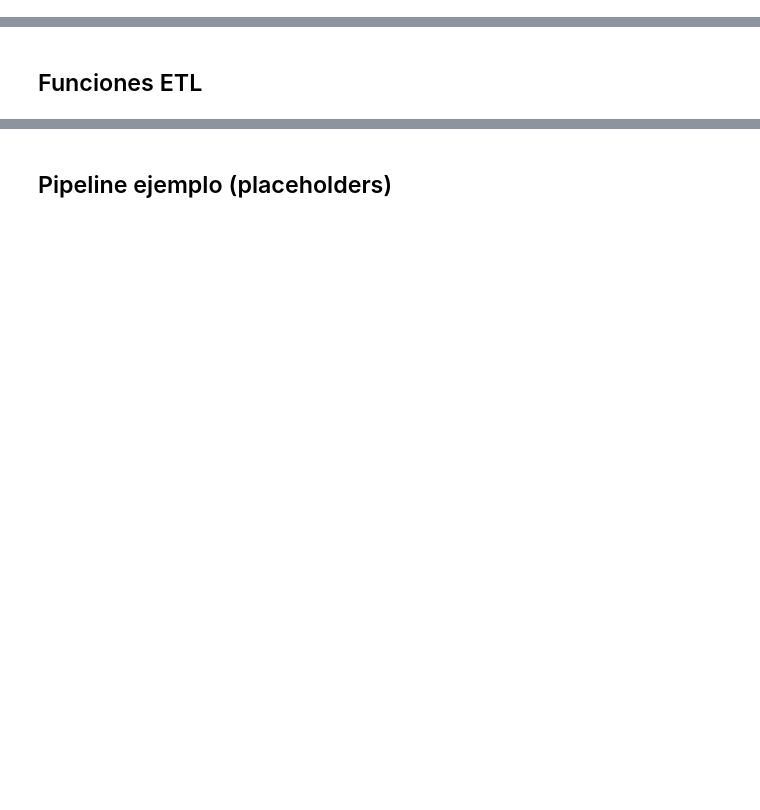
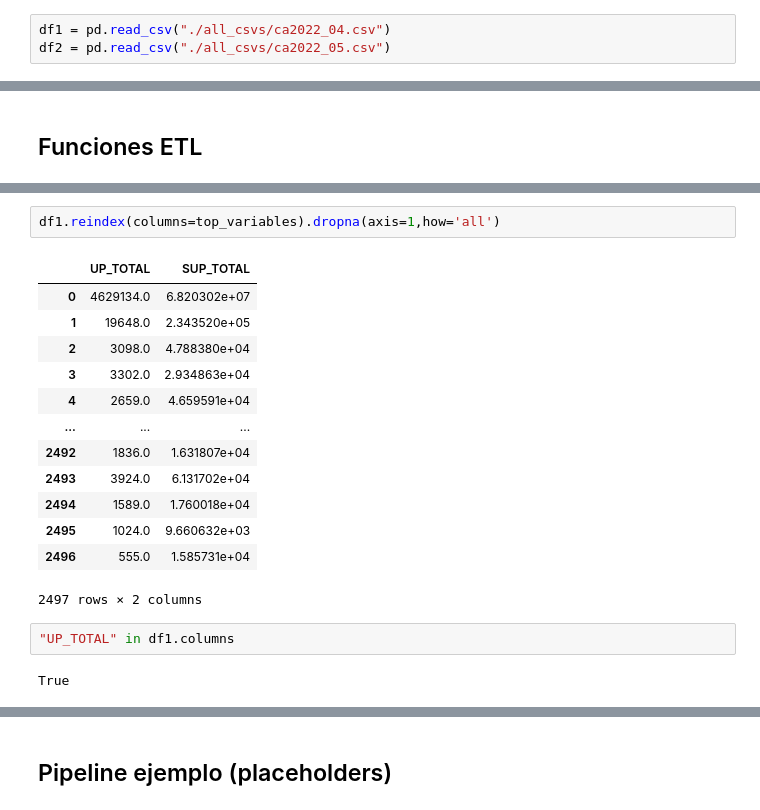
Before and after one commit to 3tagoras/agricultura-inegi, a Jupyter notebook: notebooks/01_ETL.ipynb, the cells around one changed output, grey strips where cells are left out. Drawn from its saved outputs; the diff is of its cells as text; blank space fills up the shorter version.

```diff
--- a/notebooks/01_ETL.ipynb
+++ b/notebooks/01_ETL.ipynb
@@ -202,3 +224,6 @@ sns.heatmap(df[df['DESCRIPCION'].isin(top_variables)].assign(value=1).pivot_tabl
 # %% [output]
 <Axes: xlabel='TABULADO', ylabel='DESCRIPCION'>
 [figure]
+# %%
+df1 = pd.read_csv("./all_csvs/ca2022_04.csv")
+df2 = pd.read_csv("./all_csvs/ca2022_05.csv")
@@ -206,0 +271,20 @@ sns.heatmap(df[df['DESCRIPCION'].isin(top_variables)].assign(value=1).pivot_tabl
+# %%
+df1.reindex(columns=top_variables).dropna(axis=1,how='all')
+# %% [output]
+|  | UP_TOTAL | SUP_TOTAL |
+| 0 | 4629134.0 | 6.820302e+07 |
+| 1 | 19648.0 | 2.343520e+05 |
+| 2 | 3098.0 | 4.788380e+04 |
+| 3 | 3302.0 | 2.934863e+04 |
+| 4 | 2659.0 | 4.659591e+04 |
+| ... | ... | ... |
+| 2492 | 1836.0 | 1.631807e+04 |
+| 2493 | 3924.0 | 6.131702e+04 |
+| 2494 | 1589.0 | 1.760018e+04 |
+| 2495 | 1024.0 | 9.660632e+03 |
+| 2496 | 555.0 | 1.585731e+04 |
+2497 rows × 2 columns
+# %%
+"UP_TOTAL" in df1.columns
+# %% [output]
+True
```
Also changed, not shown: parts of 13 cells of this notebook.
